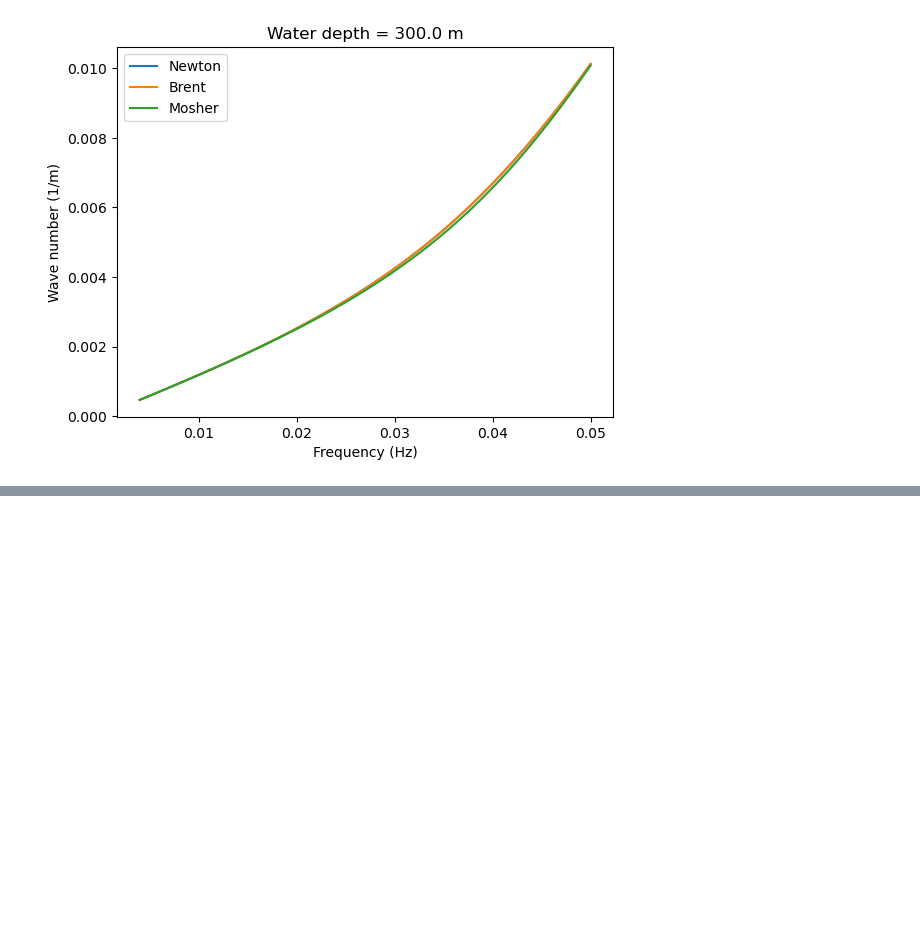
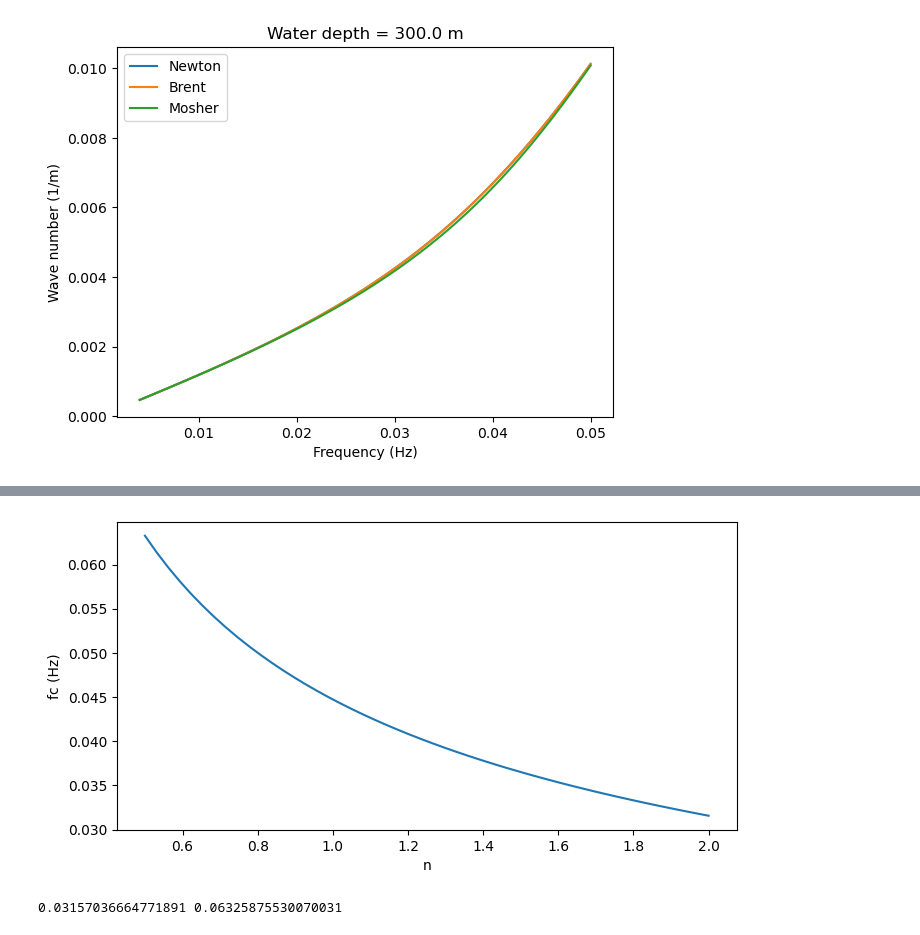
Before and after one commit to LevCarlo/ComplyBay, a Jupyter notebook: ComplyBay/forward/k_solver.ipynb, the cells around one changed output, grey strips where cells are left out. Cells and saved outputs as stored; diff of their text form; code cells hidden in the pictures; blank space fills up the shorter version.

```diff
--- a/ComplyBay/forward/k_solver.ipynb
+++ b/ComplyBay/forward/k_solver.ipynb
@@ -175,0 +185,20 @@ Text(0.5, 1.0, 'Water depth = 300.0 m')
+# %%
+import numpy as np
+import matplotlib.pyplot as plt
+
+H = 779.0
+g = 9.79329
+f = lambda n: np.sqrt(g / (2 * np.pi * n * H)) * np.sqrt(np.tanh(2 * np.pi / n))
+n = np.linspace(0.5, 2.0, 50)
+
+fc = f(n)
+fig, ax = plt.subplots(figsize=(8, 4))
+ax.plot(n, fc)
+ax.set_xlabel('n')
+ax.set_ylabel('fc (Hz)')
+plt.show()
+
+print(np.min(fc), np.max(fc))
+# %% [output]
+[figure, added]
+0.03157036664771891 0.06325875530070031
```
Also changed, not shown: parts of 2 cells of this notebook, 3 other files.
